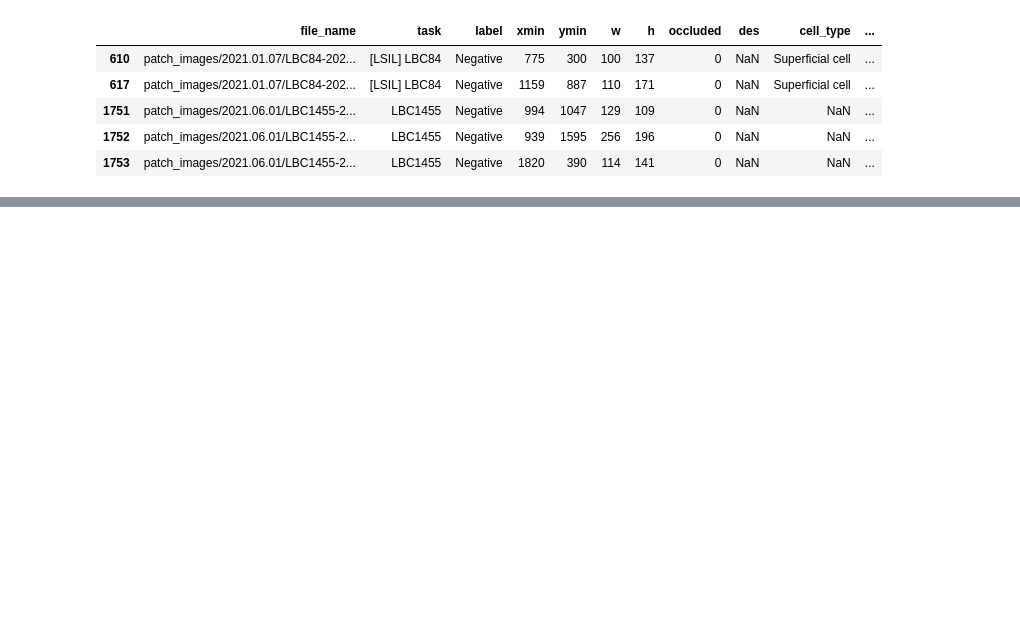
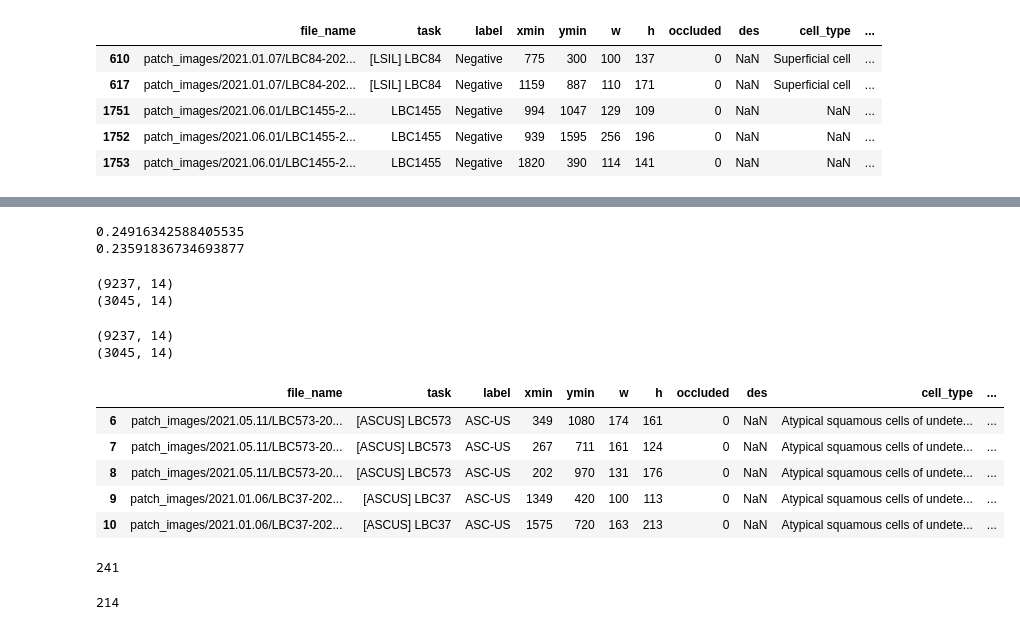
Before and after one commit to YuBeomGon/clf_from_roi, a Jupyter notebook: prepare_data/notebooks/train_test_split.ipynb, the cells around one changed output, grey strips where cells are left out. Saved outputs shown, nothing was run; the diff lists cells and outputs as text; code cells hidden in the pictures; blank space fills up the shorter version.

Commit message:
train test split by wsi considerng each class ratio

```diff
--- a/prepare_data/notebooks/train_test_split.ipynb
+++ b/prepare_data/notebooks/train_test_split.ipynb
@@ -278,0 +336,13 @@ print(len(best_test_df[-1])/(len(best_test_df[-1]) + len(best_train_df[-1])))
+# %%
+df = pd.read_csv('../saved/df.csv')
+df['label'] = df.label.apply(lambda x : CLASS_MAPPER[str(x)])
+df = drop_wrong(df)
+columns = 'label'
+df.reset_index(drop=True, inplace=True)
+ascus_df = df[df[columns]=='ASC-US']
+asch_df = df[df[columns]=='ASC-H']
+neg_df = df[df[columns]=='Negative']
+hsil_df = df[df[columns]=='HSIL']
+lsil_df = df[df[columns]=='LSIL']
+carcinoma_df = df[df[columns]=='Carcinoma']
+neg_df.head()
@@ -278,0 +356,47 @@ print(len(best_test_df[-1])/(len(best_test_df[-1]) + len(best_train_df[-1])))
+# %%
+seed = 0
+train_li = []
+test_li = []
+ratio = 0.25
+
+# for tdf in list([ascus_df, asch_df, neg_df, hsil_df, lsil_df]) :
+# for tdf in list([ascus_df, asch_df, neg_df]) :
+#     temp_tr, temp_te = split_by_group_ratio(tdf, ratio, seed)
+#     train_li.append(temp_tr)
+#     test_li.append(temp_te)
+ascus_df_tr, ascus_df_te = split_by_group_ratio(ascus_df, ratio, seed)
+asch_df_tr, asch_df_te = split_by_group_ratio(asch_df, ratio, seed)
+train_df = pd.concat([ascus_df_tr, asch_df_tr], ignore_index=True)
+test_df = pd.concat([ascus_df_te, asch_df_te], ignore_index=True)
+# %% [output]
+0.24916342588405535
+0.23591836734693877
+# %%
+print(train_df.shape)
+print(test_df.shape)
+# %% [output]
+(9237, 14)
+(3045, 14)
+# %%
+print(train_df.drop_duplicates().shape)
+print(test_df.drop_duplicates().shape)
+# %% [output]
+(9237, 14)
+(3045, 14)
+# %%
+train_df.head()
+# %% [output]
+|  | file_name | task | label | xmin | ymin | w | h | occluded | des | cell_type | ... |
+| 6 | patch_images/2021.05.11/LBC573-20... | [ASCUS] LBC573 | ASC-US | 349 | 1080 | 174 | 161 | 0 | NaN | Atypical squamous cells of undete... | ... |
+| 7 | patch_images/2021.05.11/LBC573-20... | [ASCUS] LBC573 | ASC-US | 267 | 711 | 161 | 124 | 0 | NaN | Atypical squamous cells of undete... | ... |
+| 8 | patch_images/2021.05.11/LBC573-20... | [ASCUS] LBC573 | ASC-US | 202 | 970 | 131 | 176 | 0 | NaN | Atypical squamous cells of undete... | ... |
+| 9 | patch_images/2021.01.06/LBC37-202... | [ASCUS] LBC37 | ASC-US | 1349 | 420 | 100 | 113 | 0 | NaN | Atypical squamous cells of undete... | ... |
+| 10 | patch_images/2021.01.06/LBC37-202... | [ASCUS] LBC37 | ASC-US | 1575 | 720 | 163 | 213 | 0 | NaN | Atypical squamous cells of undete... | ... |
+# %%
+print(len(set(train_df.task.unique())))
+# %% [output]
+241
+# %%
+print(len(set(train_df.task.unique()) - set(test_df.task.unique())))
+# %% [output]
+214
```
Also changed, not shown: parts of 15 cells of this notebook, 10 other files.
